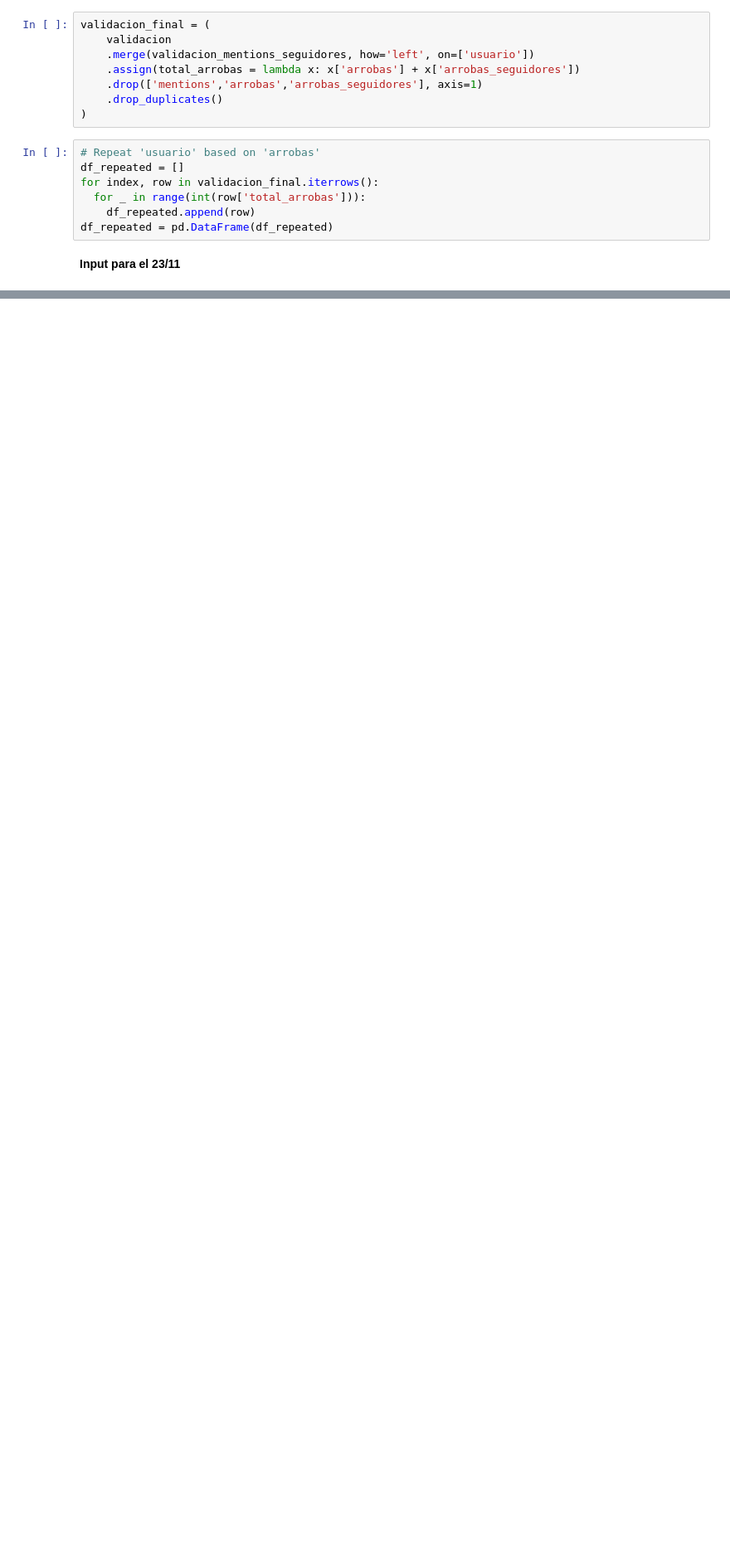
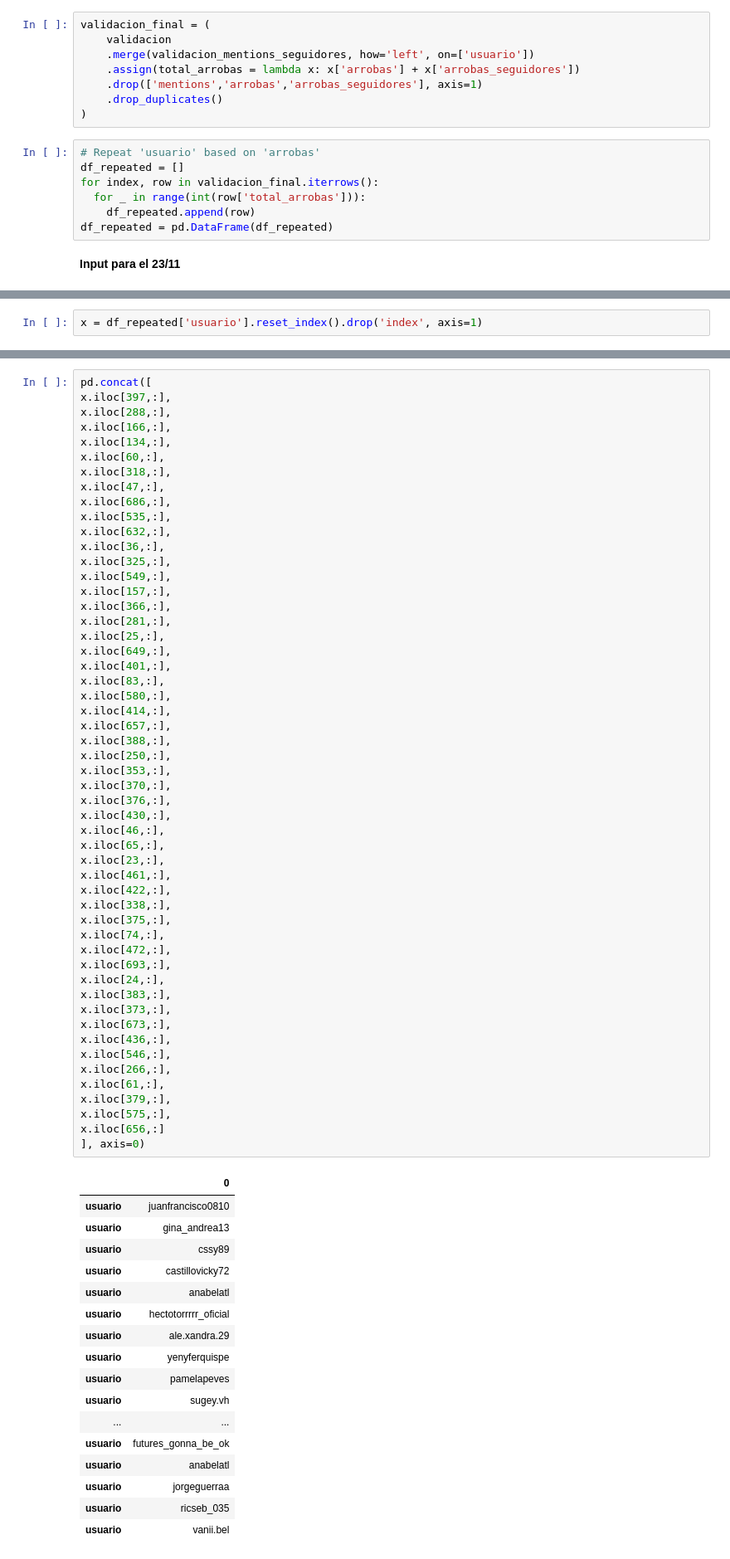
Before and after one commit to gflores1092/ClasesMissYera, a Jupyter notebook: Python/Soy_un_pollito.ipynb, the cells around one changed output, grey strips where cells are left out. Shown at 83% size. Saved outputs shown, nothing was run; the diff lists cells and outputs as text; blank space fills up the shorter version.

```diff
--- a/Python/Soy_un_pollito.ipynb
+++ b/Python/Soy_un_pollito.ipynb
@@ -205,0 +175,2 @@ dtype: object
+# %%
+x = df_repeated['usuario'].reset_index().drop('index', axis=1)
@@ -205,0 +206,71 @@ dtype: object
+# %%
+pd.concat([
+x.iloc[397,:],
+x.iloc[288,:],
+x.iloc[166,:],
+x.iloc[134,:],
+x.iloc[60,:],
+x.iloc[318,:],
+x.iloc[47,:],
+x.iloc[686,:],
+x.iloc[535,:],
+x.iloc[632,:],
+x.iloc[36,:],
+x.iloc[325,:],
+x.iloc[549,:],
+x.iloc[157,:],
+x.iloc[366,:],
+x.iloc[281,:],
+x.iloc[25,:],
+x.iloc[649,:],
+x.iloc[401,:],
+x.iloc[83,:],
+x.iloc[580,:],
+x.iloc[414,:],
+x.iloc[657,:],
+x.iloc[388,:],
+x.iloc[250,:],
+x.iloc[353,:],
+x.iloc[370,:],
+x.iloc[376,:],
+x.iloc[430,:],
+x.iloc[46,:],
+x.iloc[65,:],
+x.iloc[23,:],
+x.iloc[461,:],
+x.iloc[422,:],
+x.iloc[338,:],
+x.iloc[375,:],
+x.iloc[74,:],
+x.iloc[472,:],
+x.iloc[693,:],
+x.iloc[24,:],
+x.iloc[383,:],
+x.iloc[373,:],
+x.iloc[673,:],
+x.iloc[436,:],
+x.iloc[546,:],
+x.iloc[266,:],
+x.iloc[61,:],
+x.iloc[379,:],
+x.iloc[575,:],
+x.iloc[656,:]
+], axis=0)
+# %% [output]
+|  | 0 |
+| usuario | juanfrancisco0810 |
+| usuario | gina_andrea13 |
+| usuario | cssy89 |
+| usuario | castillovicky72 |
+| usuario | anabelatl |
+| usuario | hectotorrrrr_oficial |
+| usuario | ale.xandra.29 |
+| usuario | yenyferquispe |
+| usuario | pamelapeves |
+| usuario | sugey.vh |
+| ... | ... |
+| usuario | futures_gonna_be_ok |
+| usuario | anabelatl |
+| usuario | jorgeguerraa |
+| usuario | ricseb_035 |
+| usuario | vanii.bel |
```
Also changed, not shown: parts of 10 cells of this notebook.
